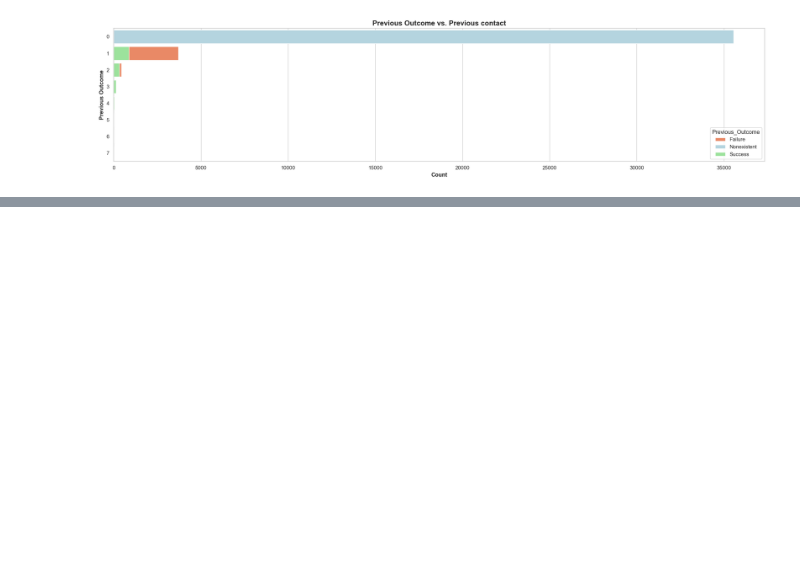
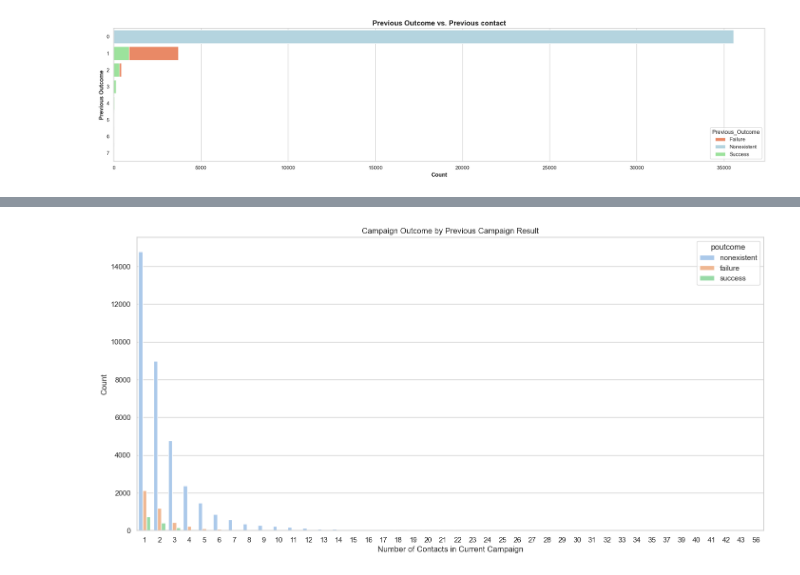
Before and after one commit to envaldy/Tim_Alpha_Finpro, a Jupyter notebook: Tim_Alpha_Finpro.ipynb, the cells around one changed output, grey strips where cells are left out. Drawn from its saved outputs; the diff is of its cells as text; code cells hidden in the pictures; blank space fills up the shorter version.

```diff
--- a/Tim_Alpha_Finpro.ipynb
+++ b/Tim_Alpha_Finpro.ipynb
@@ -518,0 +475,9 @@ plt.show()
+# %%
+plt.figure(figsize=(17, 8))
+sns.countplot(x='campaign', hue='poutcome', data=df)
+plt.title('Campaign Outcome by Previous Campaign Result')
+plt.xlabel('Number of Contacts in Current Campaign')
+plt.ylabel('Count')
+plt.show()
+# %% [output]
+[figure, added]
```
Also changed, not shown: parts of 10 cells of this notebook.
